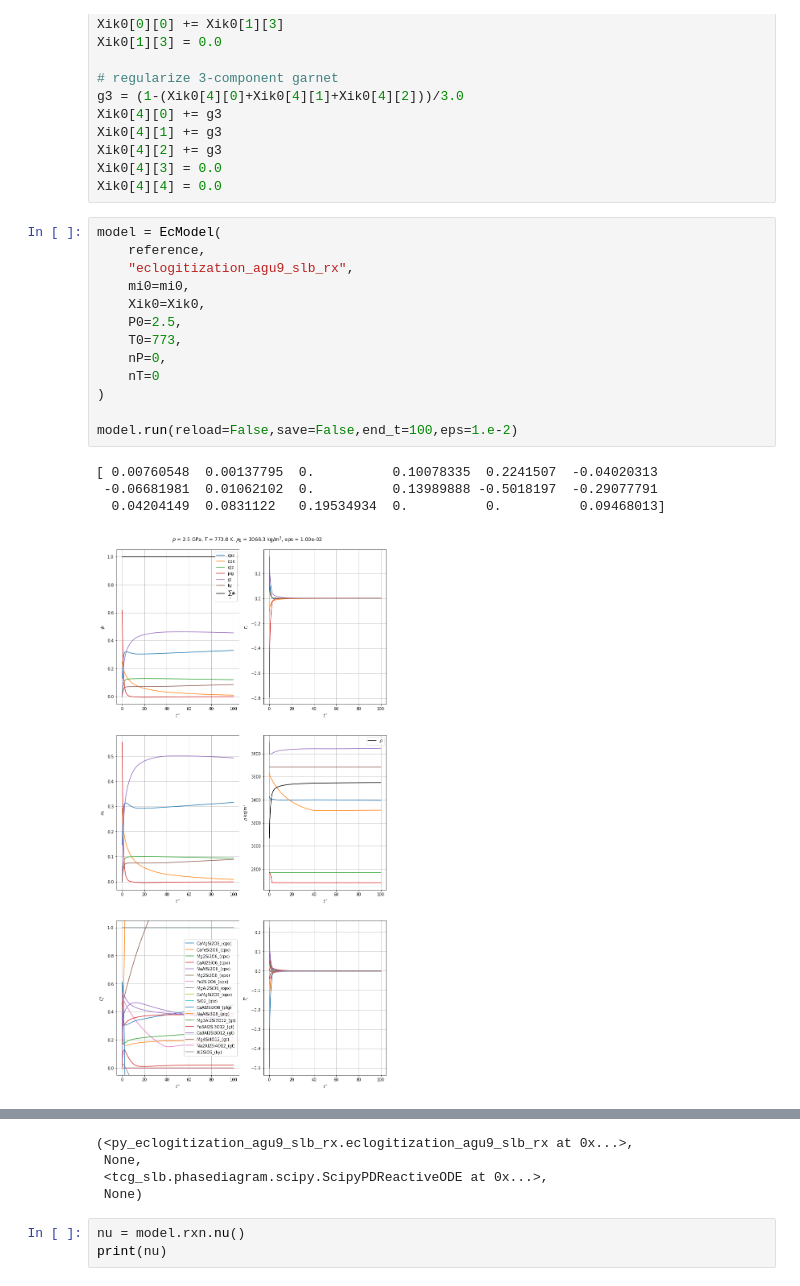
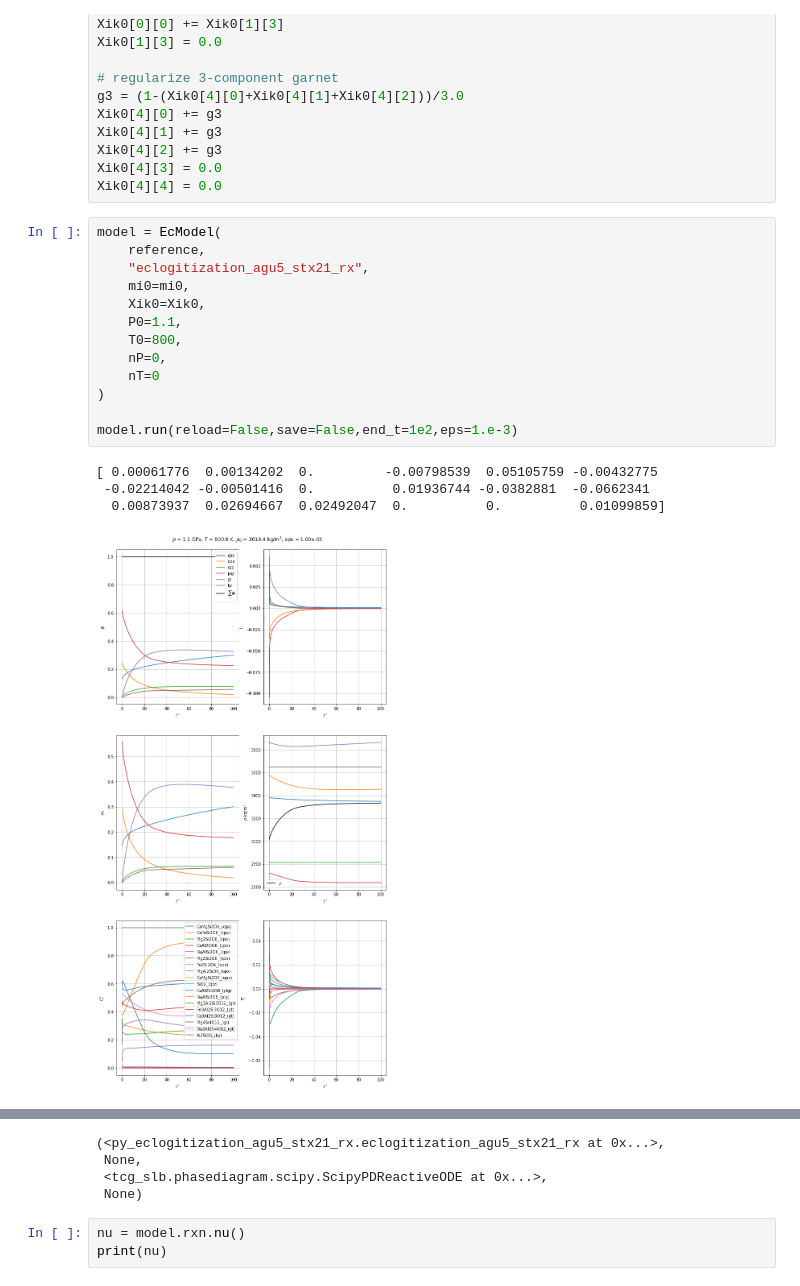
Before and after one commit to mitchellmcm27/tcg-ec, a Jupyter notebook: systems/ec/notebooks/eclogitization_hacker2015_md_xenolith.ipynb, the cells around one changed output, grey strips where cells are left out. Cells and saved outputs as stored; diff of their text form.

```diff
--- a/systems/ec/notebooks/eclogitization_hacker2015_md_xenolith.ipynb
+++ b/systems/ec/notebooks/eclogitization_hacker2015_md_xenolith.ipynb
@@ -91,19 +91,19 @@ Xik0[4][4] = 0.0
 # %%
 model = EcModel(
     reference,
-    "eclogitization_agu9_slb_rx",
+    "eclogitization_agu5_stx21_rx",
     mi0=mi0,
     Xik0=Xik0,
-    P0=2.5,
-    T0=773,
+    P0=1.1,
+    T0=800,
     nP=0,
     nT=0
 )
 
-model.run(reload=False,save=False,end_t=100,eps=1.e-2)
+model.run(reload=False,save=False,end_t=1e2,eps=1.e-3)
 # %% [output]
-[ 0.00760548  0.00137795  0.          0.10078335  0.2241507  -0.04020313
- -0.06681981  0.01062102  0.          0.13989888 -0.5018197  -0.29077791
-  0.04204149  0.0831122   0.19534934  0.          0.          0.09468013]
+[ 0.00061776  0.00134202  0.         -0.00798539  0.05105759 -0.00432775
+ -0.02214042 -0.00501416  0.          0.01936744 -0.0382881  -0.0662341
+  0.00873937  0.02694667  0.02492047  0.          0.          0.01099859]
-[figure, old version]
+[figure, new version]
 |  | Clinopyroxene_slb_ph | Orthopyroxene_slb_ph | Quartz_slb_ph | Feldspar_slb_ph | Garnet_slb_ph | ... |
@@ -112,4 +112,4 @@ model.run(reload=False,save=False,end_t=100,eps=1.e-2)
-(<py_eclogitization_agu9_slb_rx.eclogitization_agu9_slb_rx at 0x...>,
+(<py_eclogitization_agu5_stx21_rx.eclogitization_agu5_stx21_rx at 0x...>,
  None,
  <tcg_slb.phasediagram.scipy.ScipyPDReactiveODE at 0x...>,
  None)
```
Also changed, not shown: parts of 2 cells of this notebook, 12 other files.
